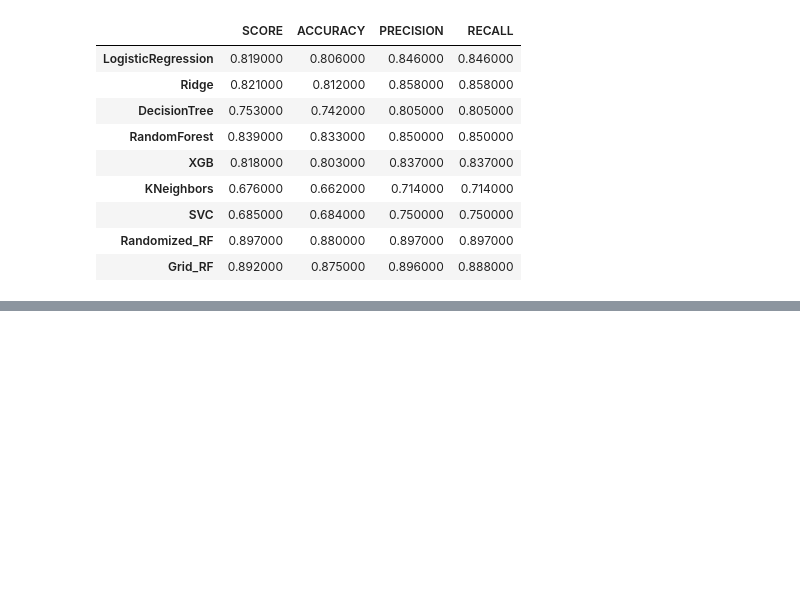
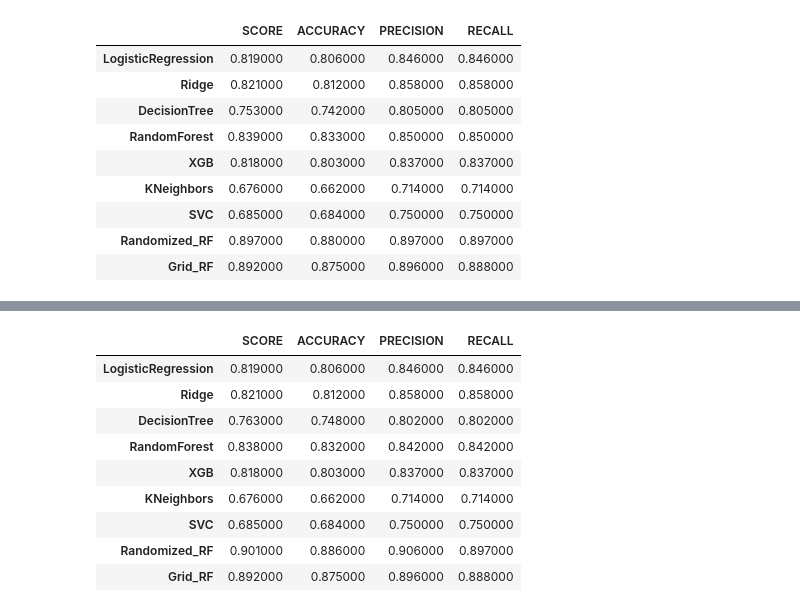
Before and after one commit to isoori/heartfailuree, a Jupyter notebook: Untitled.ipynb, the cells around one changed output, grey strips where cells are left out. Saved outputs shown, nothing was run; the diff lists cells and outputs as text; code cells hidden in the pictures; blank space fills up the shorter version.

```diff
--- a/Untitled.ipynb
+++ b/Untitled.ipynb
@@ -294,0 +516,15 @@ result.T.style.highlight_max(color='lightgreen')
+# %%
+cm = sns.light_palette("green", as_cmap=True)
+
+result2.T.style.highlight_max(color='lightgreen')
+# %% [output]
+|  | SCORE | ACCURACY | PRECISION | RECALL |
+| LogisticRegression | 0.819000 | 0.806000 | 0.846000 | 0.846000 |
+| Ridge | 0.821000 | 0.812000 | 0.858000 | 0.858000 |
+| DecisionTree | 0.763000 | 0.748000 | 0.802000 | 0.802000 |
+| RandomForest | 0.838000 | 0.832000 | 0.842000 | 0.842000 |
+| XGB | 0.818000 | 0.803000 | 0.837000 | 0.837000 |
+| KNeighbors | 0.676000 | 0.662000 | 0.714000 | 0.714000 |
+| SVC | 0.685000 | 0.684000 | 0.750000 | 0.750000 |
+| Randomized_RF | 0.901000 | 0.886000 | 0.906000 | 0.897000 |
+| Grid_RF | 0.892000 | 0.875000 | 0.896000 | 0.888000 |
```
Also changed, not shown: parts of 16 cells of this notebook.
